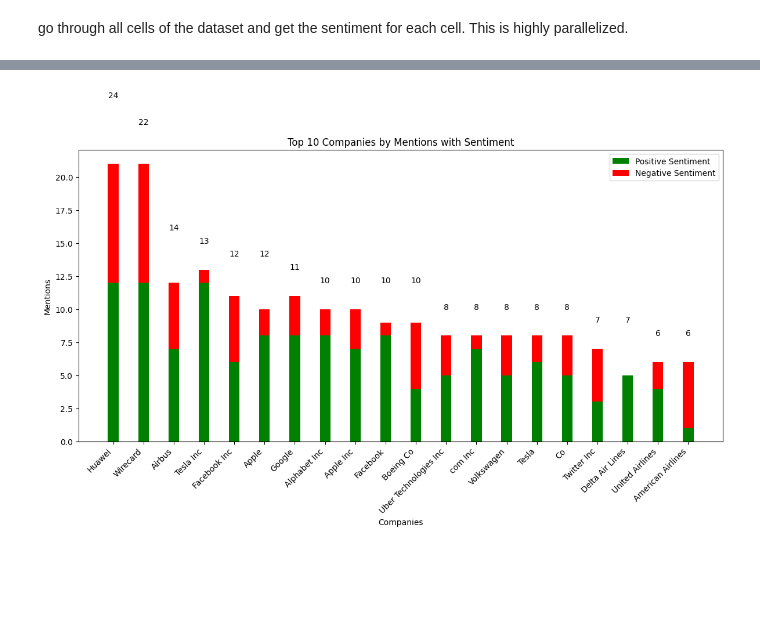
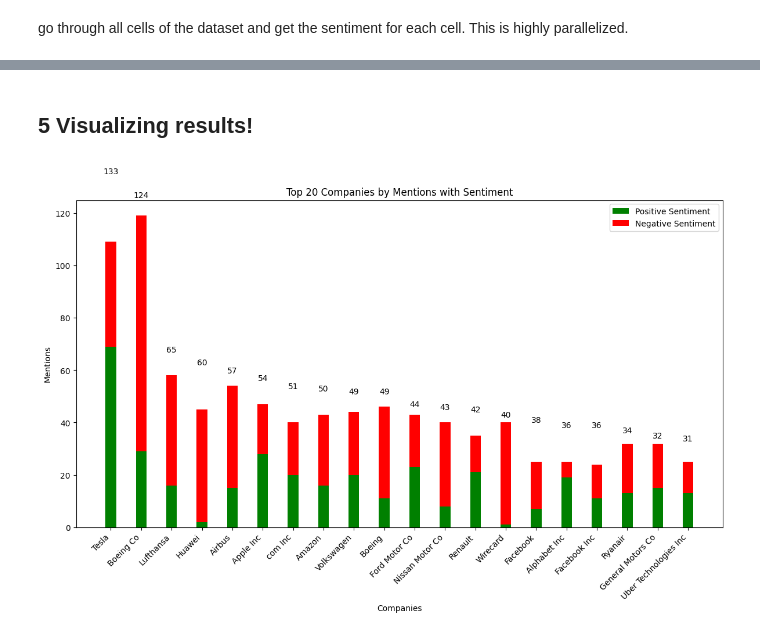
Before and after one commit to Max-Jesch/watsonx_for_financial_news, a Jupyter notebook: financial_news_analysis.ipynb, the cells around one changed output, grey strips where cells are left out. Drawn from its saved outputs; the diff is of its cells as text; code cells hidden in the pictures; blank space fills up the shorter version.

```diff
--- a/financial_news_analysis.ipynb
+++ b/financial_news_analysis.ipynb
@@ -365,15 +441,15 @@ llame_2_70b_model_key_actions = Model("meta-llama/llama-2-70b-chat", params=para
 # granite-13b-instruct-v1 --> 100 rows = 90 seconds --> 1 row = 0.9 seconds --> 30000 rows = 27000 seconds = 7.5 hours
 # granite_13_instruct_model = Model("ibm/granite-13b-instruct-v1", params=params, credentials=creds)
 # %%
-df_copy = df.copy()
-# Initialize the 'named_entities' column with default values
-df_copy['key_action'] = [None] * len(df_copy)
+# df_copy = df.copy()
+# # Initialize the 'named_entities' column with default values
+# df_copy['key_action'] = [None] * len(df_copy)
 
-for i in range(df.shape[0]):
-    key_action=get_completion(df['Description'][i], prompt_string_key_actions, llame_2_70b_model_key_actions)
-    print(key_action)
-    # remove newlines and trailing spaces
-    key_action = key_action.replace('\n', '').strip()
-    df['key_action'][i] = key_action
+# for i in range(df.shape[0]):
+#     key_action=get_completion(df['Description'][i], prompt_string_key_actions, llame_2_70b_model_key_actions)
+#     print(key_action)
+#     # remove newlines and trailing spaces
+#     key_action = key_action.replace('\n', '').strip()
+#     df['key_action'][i] = key_action
 
-df_copy.head(10)
+# df_copy.head(10)
@@ -429,58 +526,47 @@ create_snapshot(df)
+# %% [markdown]
+## 5 Visualizing results!
 # %%
-import pandas as pd
-from ast import literal_eval
+from collections import Counter
 import matplotlib.pyplot as plt
-from collections import Counter
 
-# Load the provided CSV file
-file_path = get_latest_csv_file_path()  # Replace with your file path
-df = pd.read_csv(file_path)
+df=load_latest_snapshot_from_csv()
 
-# Function to extract company names from the named_entities column
-def extract_companies(named_entities):
-    entities = literal_eval(named_entities)
-    return [entity[0] for entity in entities if entity[1] == 'company']
-
-# Apply the function to extract company names
-df['companies'] = df['named_entities'].apply(extract_companies)
-
-# Flatten the list of companies and count occurrences
-all_companies = [company for sublist in df['companies'] for company in sublist]
-company_count = Counter(all_companies)
+# Count occurrences of each company
+company_count = Counter(df['company'])
 
 # Prepare data for positive and negative sentiment counts
-positive_counts = Counter([company for sublist in df[df['sentiment'] == 'positive']['companies'] for company in sublist])
-negative_counts = Counter([company for sublist in df[df['sentiment'] == 'negative']['companies'] for company in sublist])
+positive_counts = Counter(df[df['sentiment'] == 'positive']['company'])
+negative_counts = Counter(df[df['sentiment'] == 'negative']['company'])
 
 # Select top N companies for visualization
 top_n = 20
 top_companies = company_count.most_common(top_n)
 
 # Prepare data for plotting
 companies = [company[0] for company in top_companies]
 total_counts = [company[1] for company in top_companies]
 pos_counts = [positive_counts[company] for company in companies]
 neg_counts = [negative_counts[company] for company in companies]
 
 # Plotting
 plt.figure(figsize=(12, 8))
 bar_width = 0.35
 index = range(len(companies))
 
 bar1 = plt.bar(index, pos_counts, bar_width, label='Positive Sentiment', color='green')
 bar2 = plt.bar(index, neg_counts, bar_width, label='Negative Sentiment', color='red', bottom=pos_counts)
 
 plt.xlabel('Companies')
 plt.ylabel('Mentions')
-plt.title('Top 10 Companies by Mentions with Sentiment')
+plt.title('Top 20 Companies by Mentions with Sentiment')
 plt.xticks(index, companies, rotation=45, ha="right")
 plt.legend()
 
 # Add total counts as text above bars
 for i in range(len(companies)):
     plt.text(i, total_counts[i] + 2, str(total_counts[i]), ha = 'center')
 
 plt.tight_layout()
 plt.show()
 # %% [output]
-[figure, old version]
+[figure, new version]
```
Also changed, not shown: parts of 65 cells of this notebook.
